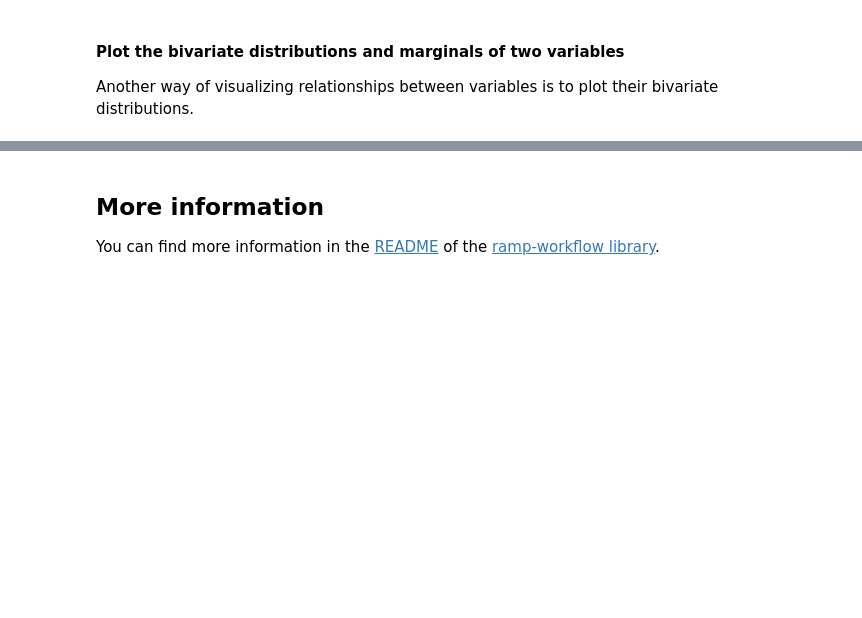
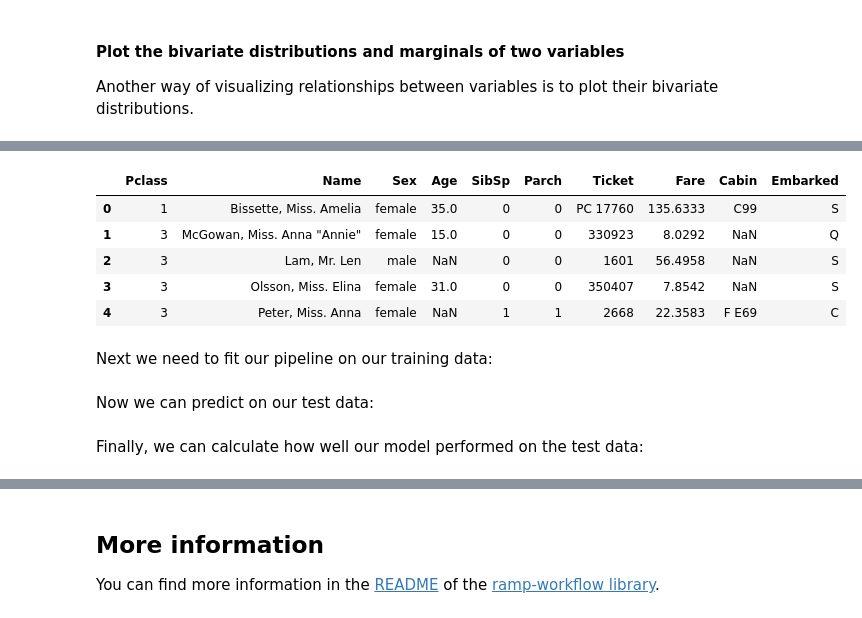
Before and after one commit to ramp-kits/titanic, a Jupyter notebook: titanic_starting_kit.ipynb, the cells around one changed output, grey strips where cells are left out. Cells and saved outputs as stored; diff of their text form; code cells hidden in the pictures; blank space fills up the shorter version.

```diff
--- a/titanic_starting_kit.ipynb
+++ b/titanic_starting_kit.ipynb
@@ -207,0 +187,15 @@ If it runs and print training and test errors on each fold, then you can submit
+# %%
+test_filename = 'data/test.csv'
+data = pd.read_csv(test_filename)
+y_test = data['Survived'].values
+X_test = data.drop(['Survived', 'PassengerId'], axis=1)
+X_test.head(5)
+# %% [output]
+|  | Pclass | Name | Sex | Age | SibSp | Parch | Ticket | Fare | Cabin | Embarked |
+| 0 | 1 | Bissette, Miss. Amelia | female | 35.0 | 0 | 0 | PC 17760 | 135.6333 | C99 | S |
+| 1 | 3 | McGowan, Miss. Anna "Annie" | female | 15.0 | 0 | 0 | 330923 | 8.0292 | NaN | Q |
+| 2 | 3 | Lam, Mr. Len | male | NaN | 0 | 0 | 1601 | 56.4958 | NaN | S |
+| 3 | 3 | Olsson, Miss. Elina | female | 31.0 | 0 | 0 | 350407 | 7.8542 | NaN | S |
+| 4 | 3 | Peter, Miss. Anna | female | NaN | 1 | 1 | 2668 | 22.3583 | F E69 | C |
+# %% [markdown]
+Next we need to fit our pipeline on our training data:
@@ -207,0 +204,2 @@ If it runs and print training and test errors on each fold, then you can submit
+# %% [markdown]
+Now we can predict on our test data:
@@ -207,0 +208,2 @@ If it runs and print training and test errors on each fold, then you can submit
+# %% [markdown]
+Finally, we can calculate how well our model performed on the test data:
```
Also changed, not shown: parts of 71 cells of this notebook, 6 other files.
